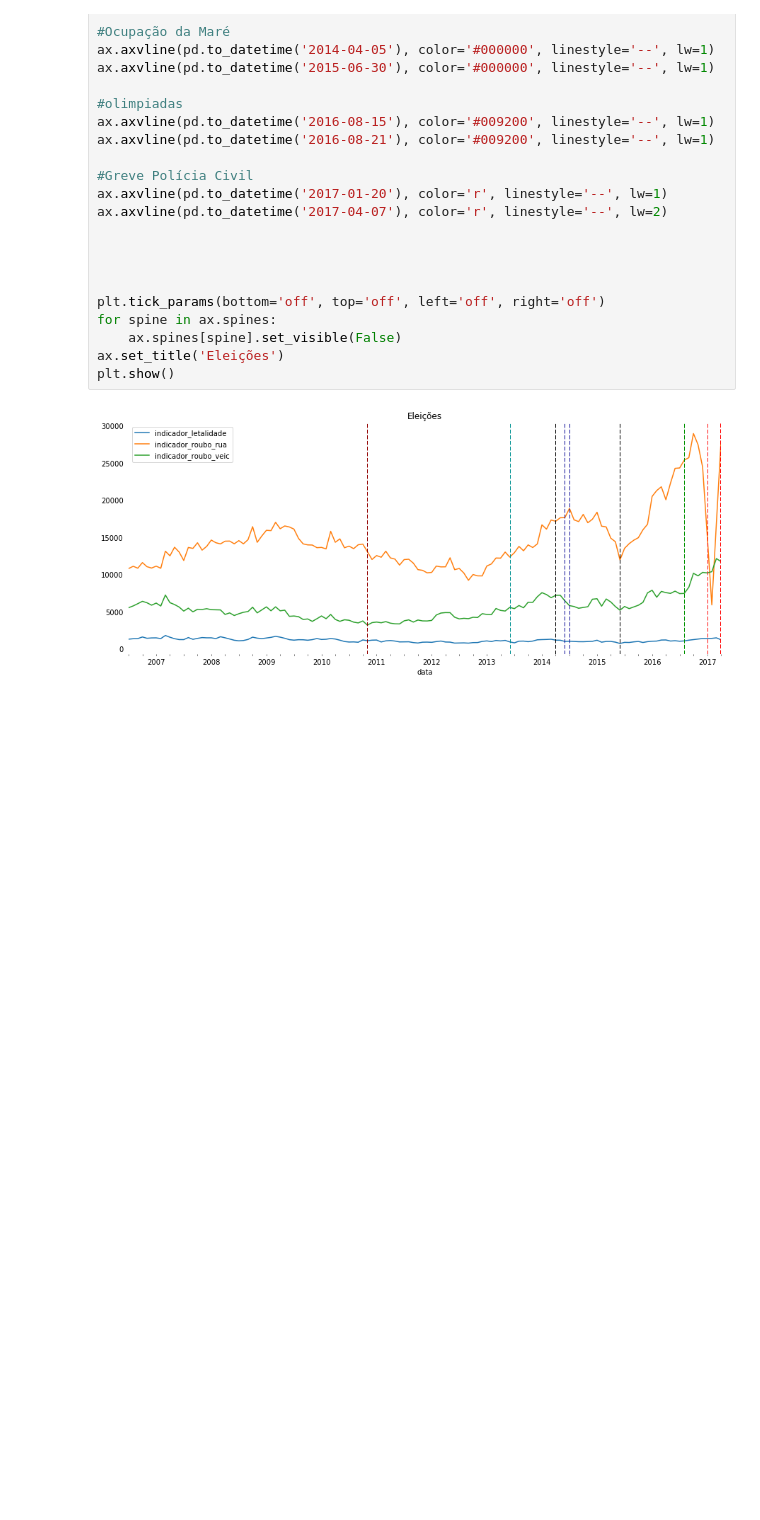
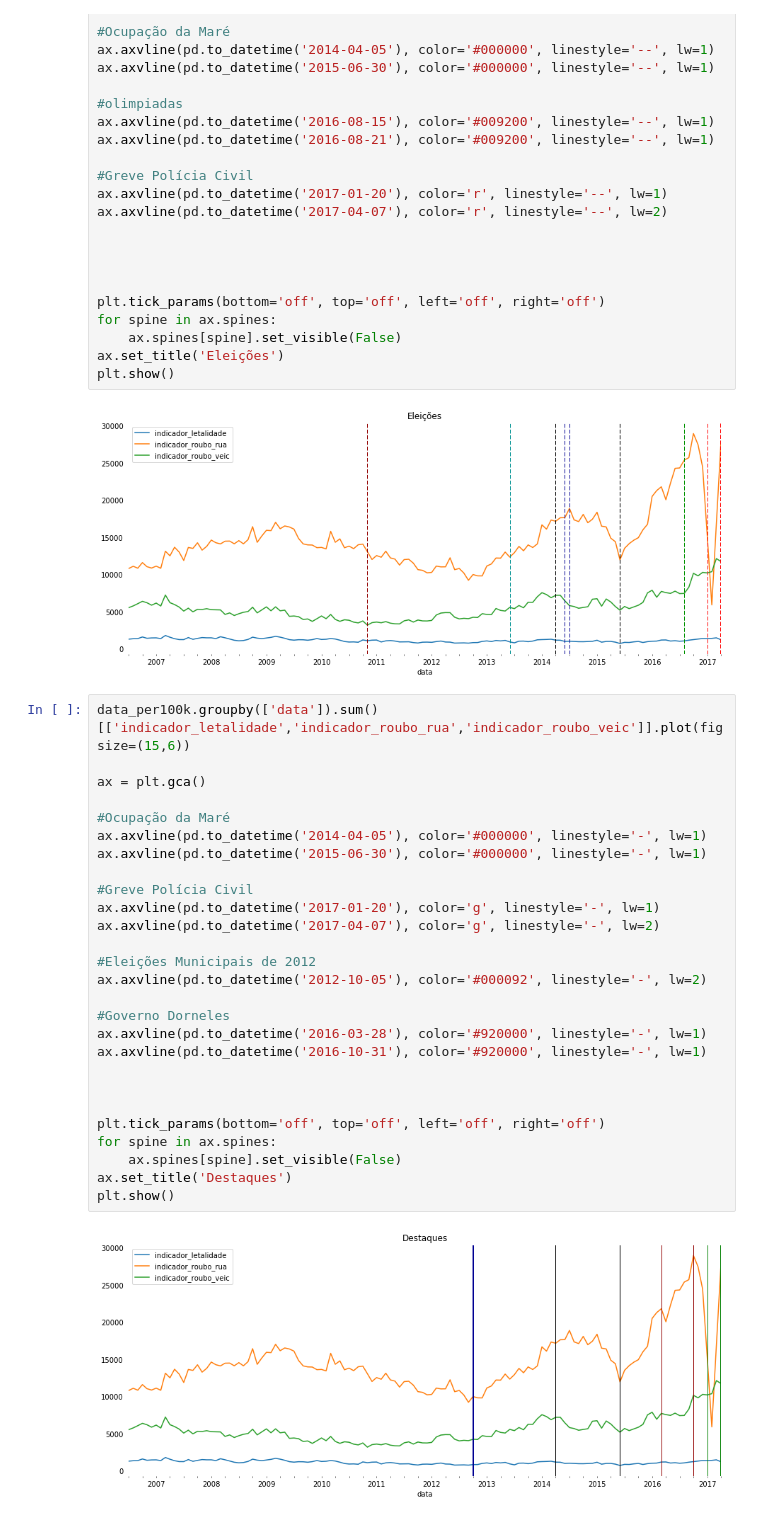
Before and after one commit to danielesteves/rjseg, a Jupyter notebook: RioSeg.ipynb, the cells around one changed output. Saved outputs shown, nothing was run; the diff lists cells and outputs as text; blank space fills up the shorter version.

```diff
--- a/RioSeg.ipynb
+++ b/RioSeg.ipynb
@@ -331,3 +331,32 @@ ax.set_title('Eleições')
 plt.show()
 # %% [output]
 [figure]
+# %%
+data_per100k.groupby(['data']).sum()[['indicador_letalidade','indicador_roubo_rua','indicador_roubo_veic']].plot(figsize=(15,6))
+
+ax = plt.gca()
+
+#Ocupação da Maré
+ax.axvline(pd.to_datetime('2014-04-05'), color='#000000', linestyle='-', lw=1)
+ax.axvline(pd.to_datetime('2015-06-30'), color='#000000', linestyle='-', lw=1)
+
+#Greve Polícia Civil
+ax.axvline(pd.to_datetime('2017-01-20'), color='g', linestyle='-', lw=1)
+ax.axvline(pd.to_datetime('2017-04-07'), color='g', linestyle='-', lw=2)
+
+#Eleições Municipais de 2012
+ax.axvline(pd.to_datetime('2012-10-05'), color='#000092', linestyle='-', lw=2)
+
+#Governo Dorneles
+ax.axvline(pd.to_datetime('2016-03-28'), color='#920000', linestyle='-', lw=1)
+ax.axvline(pd.to_datetime('2016-10-31'), color='#920000', linestyle='-', lw=1)
+
+
+
+plt.tick_params(bottom='off', top='off', left='off', right='off')
+for spine in ax.spines:
+    ax.spines[spine].set_visible(False)
+ax.set_title('Destaques')
+plt.show()
+# %% [output]
+[figure, added]
```
Also changed, not shown: parts of 2 cells of this notebook.
